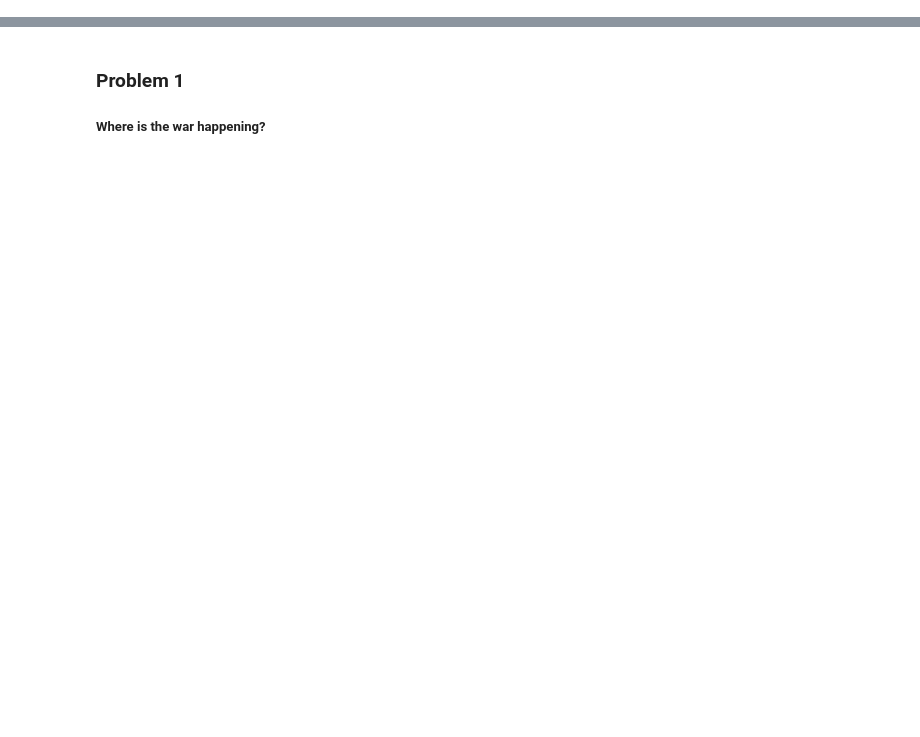
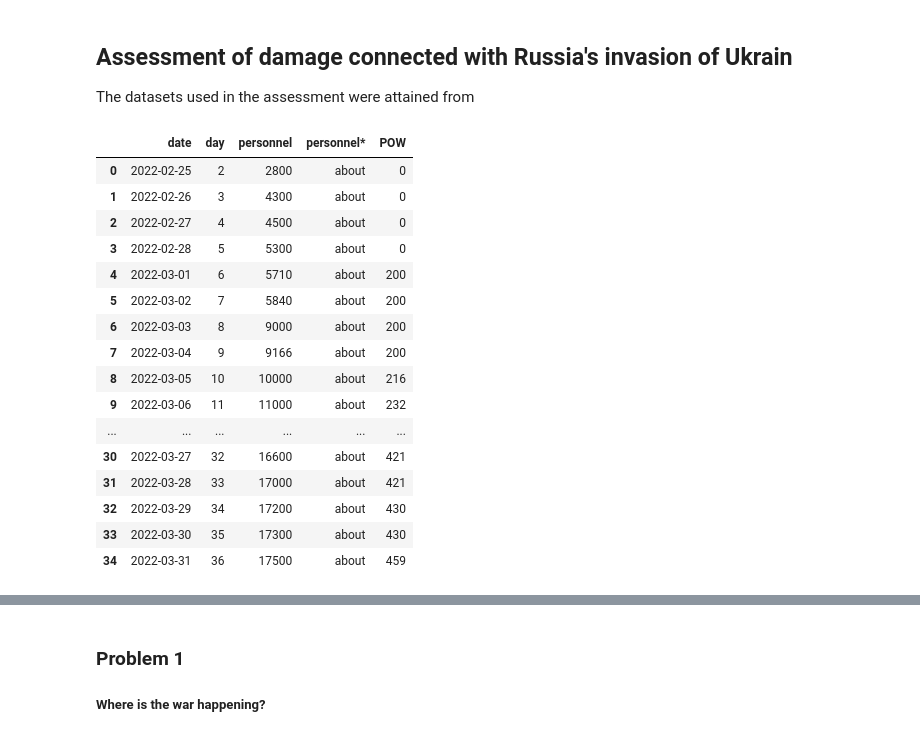
Before and after one commit to Sonya-7/Russian_Invasion_of_Ukraine, a Jupyter notebook: Russian Invasion of Ukrain.ipynb, the cells around one changed output, grey strips where cells are left out. Saved outputs shown, nothing was run; the diff lists cells and outputs as text; code cells hidden in the pictures; blank space fills up the shorter version.

```diff
--- a/Russian Invasion of Ukrain.ipynb
+++ b/Russian Invasion of Ukrain.ipynb
@@ -10,3 +1,7 @@
+# %% [markdown]
+
+## Assessment of damage connected with Russia's invasion of Ukrain
+The datasets used in the assessment were attained from
 # %%
 import pandas
 russian_personnel = pandas.read_csv('russia_losses_personnel.csv')
@@ -16,0 +9,20 @@ russian_equipment = pandas.read_csv('russia_losses_equipment.csv')
+# %%
+russian_personnel
+# %% [output]
+|  | date | day | personnel | personnel* | POW |
+| 0 | 2022-02-25 | 2 | 2800 | about | 0 |
+| 1 | 2022-02-26 | 3 | 4300 | about | 0 |
+| 2 | 2022-02-27 | 4 | 4500 | about | 0 |
+| 3 | 2022-02-28 | 5 | 5300 | about | 0 |
+| 4 | 2022-03-01 | 6 | 5710 | about | 200 |
+| 5 | 2022-03-02 | 7 | 5840 | about | 200 |
+| 6 | 2022-03-03 | 8 | 9000 | about | 200 |
+| 7 | 2022-03-04 | 9 | 9166 | about | 200 |
+| 8 | 2022-03-05 | 10 | 10000 | about | 216 |
+| 9 | 2022-03-06 | 11 | 11000 | about | 232 |
+| ... | ... | ... | ... | ... | ... |
+| 30 | 2022-03-27 | 32 | 16600 | about | 421 |
+| 31 | 2022-03-28 | 33 | 17000 | about | 421 |
+| 32 | 2022-03-29 | 34 | 17200 | about | 430 |
+| 33 | 2022-03-30 | 35 | 17300 | about | 430 |
+| 34 | 2022-03-31 | 36 | 17500 | about | 459 |
```
Also changed, not shown: parts of 10 cells of this notebook.
